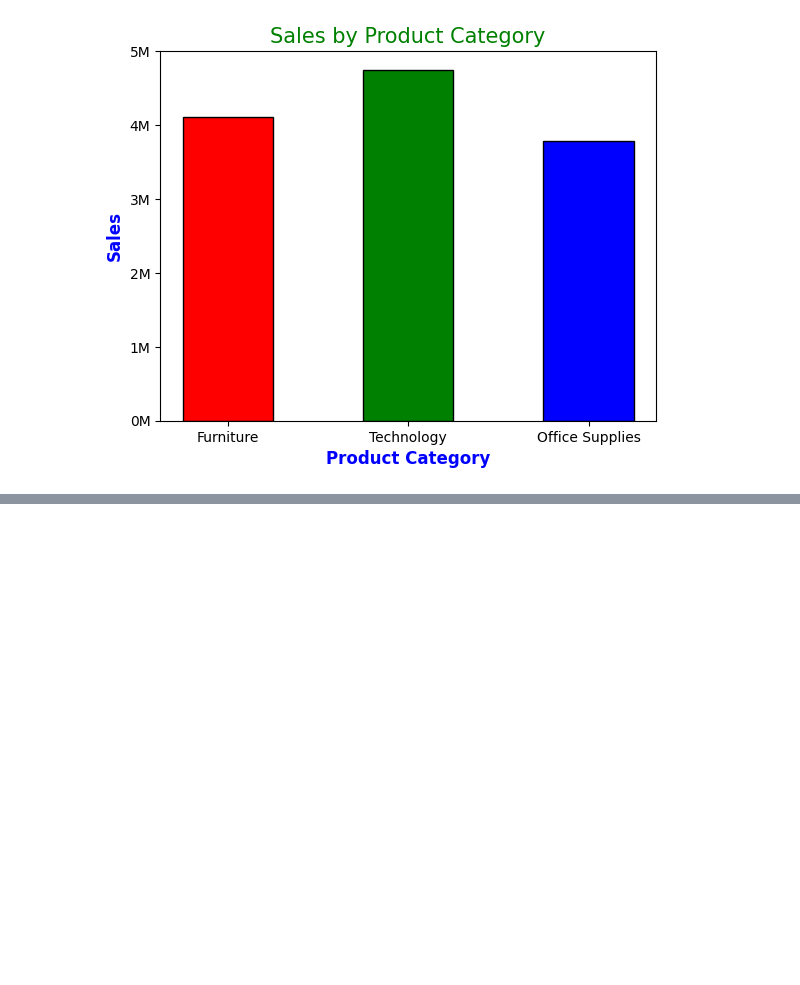
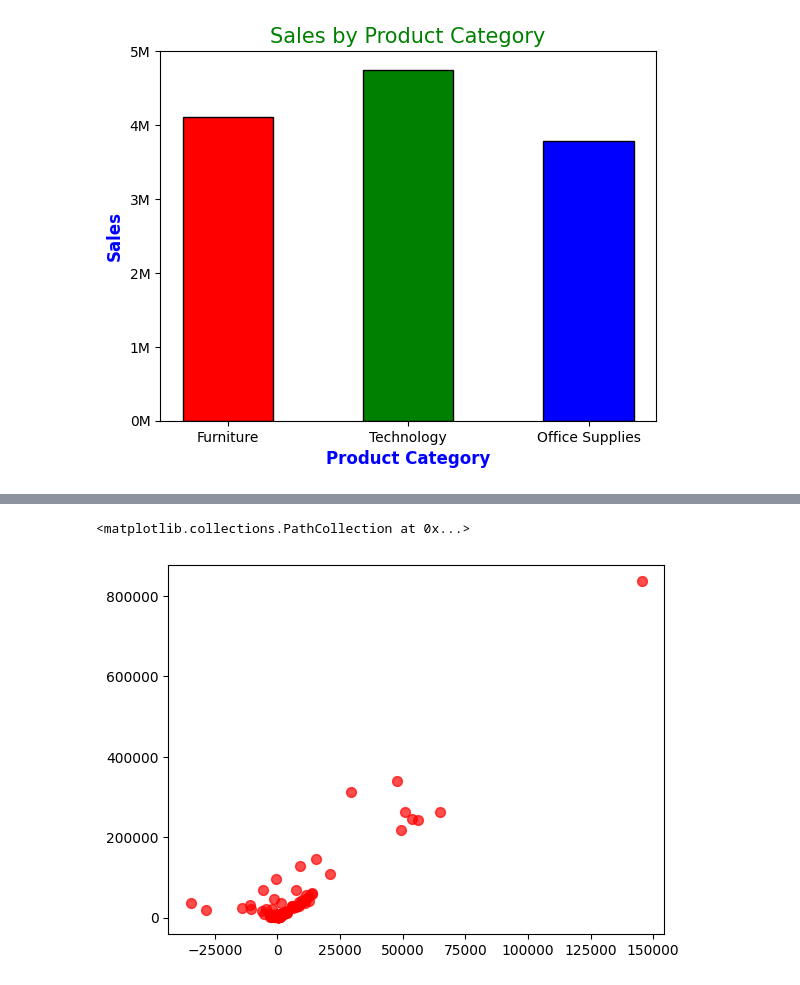
Before and after one commit to SUBHASISHBISWAS/UpGrad, a Jupyter notebook: Code/Courses/C1-SQL and Statistics Essentials/M2-Data Visualisation using Python/S1-Introduction to Data Visualisation with Matplotlib/SUBHASISH BISWAS/1-Matplotlib.ipynb, the cells around one changed output, grey strips where cells are left out. Drawn from its saved outputs; the diff is of its cells as text; code cells hidden in the pictures; blank space fills up the shorter version.

```diff
--- a/Code/Courses/C1-SQL and Statistics Essentials/M2-Data Visualisation using Python/S1-Introduction to Data Visualisation with Matplotlib/SUBHASISH BISWAS/1-Matplotlib.ipynb
+++ b/Code/Courses/C1-SQL and Statistics Essentials/M2-Data Visualisation using Python/S1-Introduction to Data Visualisation with Matplotlib/SUBHASISH BISWAS/1-Matplotlib.ipynb
@@ -94,0 +92,13 @@ plt.show()
+# %%
+# Create a scatter plot for the 'Technology' product category
+plt.scatter(
+    profit[product_category == 'Technology'],  # Filter profit array for 'Technology' category
+    sales[product_category == 'Technology'],  # Filter sales array for 'Technology' category
+    alpha=0.7,  # Set transparency of scatter points
+    s=50,  # Set the size of scatter points
+    c='red',  # Set the color of scatter points to red
+    label='Technology'  # Add a label for the legend
+)
+# %% [output]
+<matplotlib.collections.PathCollection at 0x...>
+[figure, added]
```
Also changed, not shown: parts of 2 cells of this notebook.
